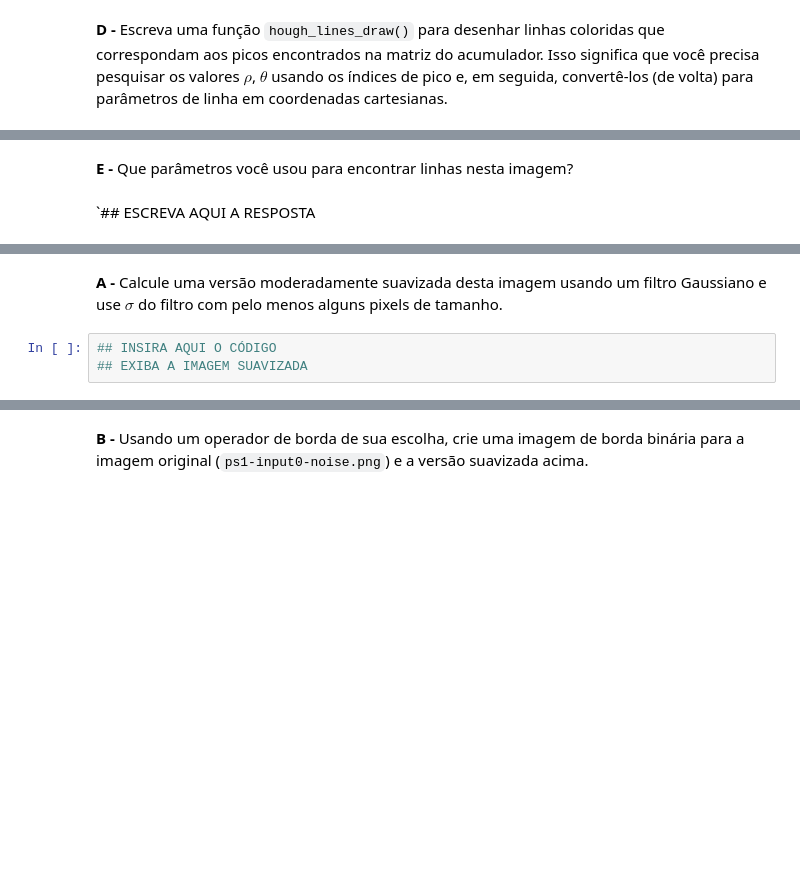
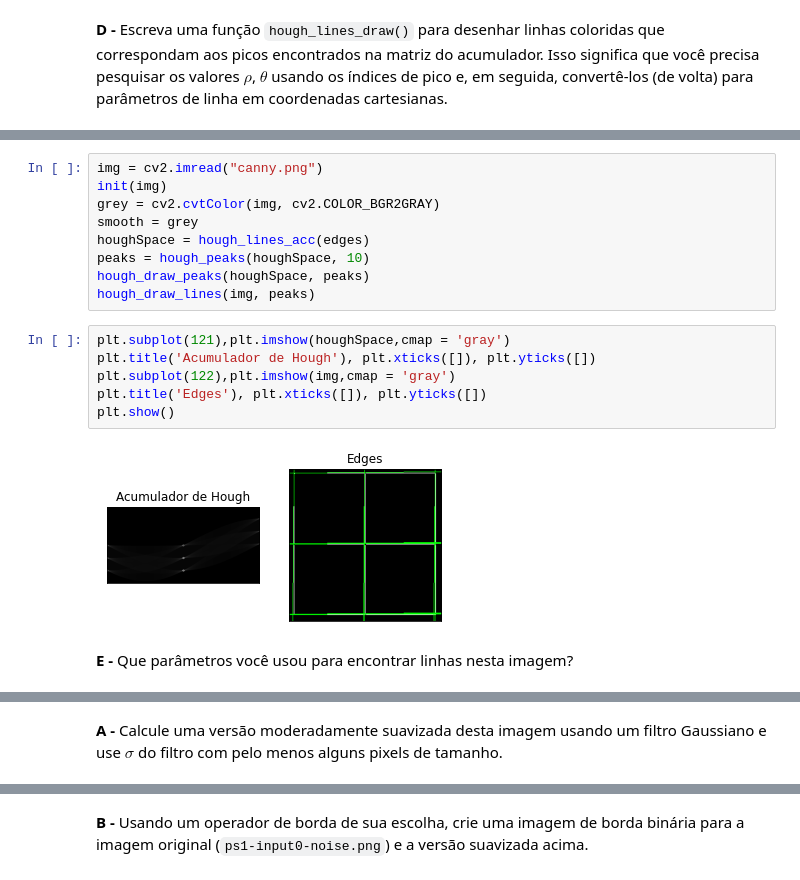
Before and after one commit to larissagabriela/octos-academy, a Jupyter notebook: 04. Computer Vision/Exercises/Week 1/Lista de Exercícios 1.ipynb, the cells around one changed output, grey strips where cells are left out. Drawn from its saved outputs; the diff is of its cells as text; blank space fills up the shorter version.

```diff
--- a/04. Computer Vision/Exercises/Week 1/Lista de Exercícios 1.ipynb
+++ b/04. Computer Vision/Exercises/Week 1/Lista de Exercícios 1.ipynb
@@ -70,7 +167,22 @@ A função deve retornar três objetos:
+# %%
+img = cv2.imread("canny.png")
+init(img)
+grey = cv2.cvtColor(img, cv2.COLOR_BGR2GRAY)
+smooth = grey
+houghSpace = hough_lines_acc(edges)
+peaks = hough_peaks(houghSpace, 10)
+hough_draw_peaks(houghSpace, peaks)
+hough_draw_lines(img, peaks)
+# %%
+plt.subplot(121),plt.imshow(houghSpace,cmap = 'gray')
+plt.title('Acumulador de Hough'), plt.xticks([]), plt.yticks([])
+plt.subplot(122),plt.imshow(img,cmap = 'gray')
+plt.title('Edges'), plt.xticks([]), plt.yticks([])
+plt.show()
+# %% [output]
+[figure, added]
 # %% [markdown]
 **E -** Que parâmetros você usou para encontrar linhas nesta imagem?
-# %% [markdown]
-`## ESCREVA AQUI A RESPOSTA
 # %% [markdown]
 ### 3 - Detecção de linhas em imagem com ruído
 
@@ -79,6 +191,3 @@ Use agora a imagem `ps1-input0-noise.png` - a mesma imagem de antes, mas agora c
 <img src="images/ps1-input0-noise.png" width="300"/>
 # %% [markdown]
 **A -** Calcule uma versão moderadamente suavizada desta imagem usando um filtro Gaussiano e use $\sigma$ do filtro com pelo menos alguns pixels de tamanho.
-# %%
-## INSIRA AQUI O CÓDIGO
-## EXIBA A IMAGEM SUAVIZADA
```
Also changed, not shown: parts of 30 cells of this notebook.
